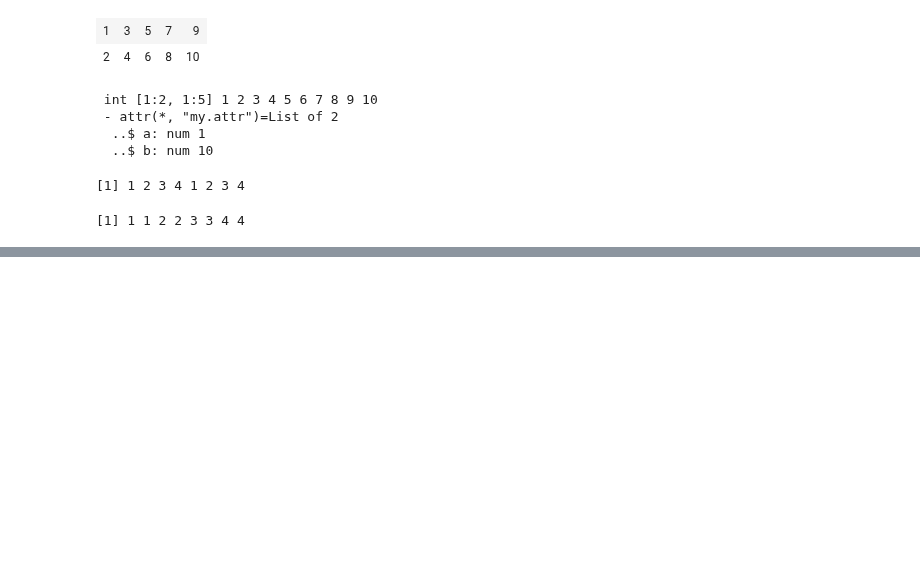
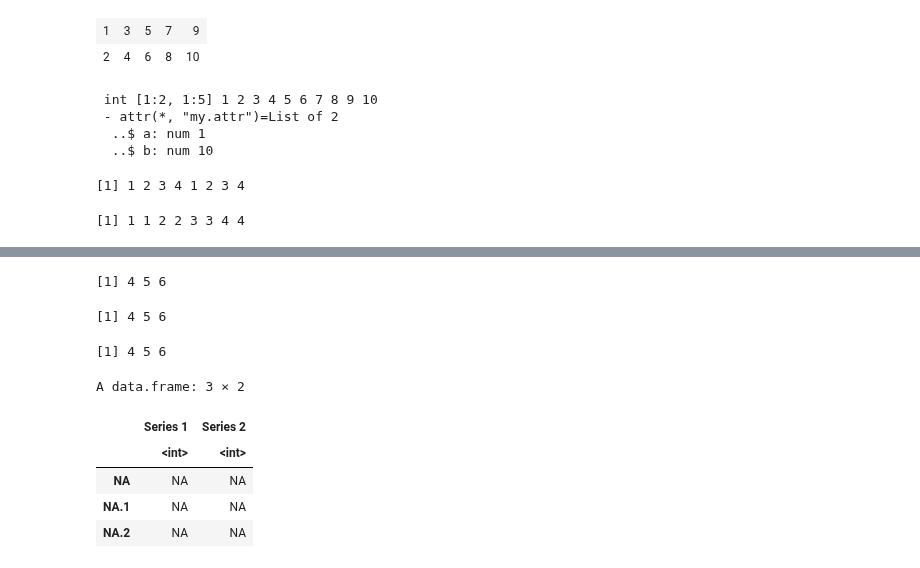
Before and after one commit to lbk209/timeseries, a Jupyter notebook: blog_about_R.ipynb, the cells around one changed output, grey strips where cells are left out. Cells and saved outputs as stored; diff of their text form; code cells hidden in the pictures; blank space fills up the shorter version.

```diff
--- a/blog_about_R.ipynb
+++ b/blog_about_R.ipynb
@@ -306,0 +301,5 @@ rep(1:4, 2) rep(1:4, each = 2) # not the same. rep(1:4, c(2,2,2,2)) # same as se
+# %%
+library(xts)
+order.by <- seq(as.Date('2020-01-01'), by=1, length.out=nrow(data.ts.2))
+data.xts <- xts(data.ts.2, order.by=order.by)
+data.xts
@@ -306,0 +325,3 @@ rep(1:4, 2) rep(1:4, each = 2) # not the same. rep(1:4, c(2,2,2,2)) # same as se
+# %%
+data.zoo <- zoo(data.ts.2, order.by)
+data.zoo
@@ -306,0 +333,3 @@ rep(1:4, 2) rep(1:4, each = 2) # not the same. rep(1:4, c(2,2,2,2)) # same as se
+# %%
+data.df <- as.data.frame(data.ts.2)
+data.df
@@ -306,0 +345,19 @@ rep(1:4, 2) rep(1:4, each = 2) # not the same. rep(1:4, c(2,2,2,2)) # same as se
+# %%
+my.subset <- function(...) try(subset(...))
+# %%
+my.subset(data.seq, data.seq>3)
+my.subset(data.ts, data.ts>3)
+my.subset(data.tS, data.tS>3)
+# %% [output]
+[1] 4 5 6
+[1] 4 5 6
+[1] 4 5 6
+# %%
+my.subset(data.df, data.df>3)
+# %% [output]
+A data.frame: 3 × 2
+|  | Series 1 | Series 2 |
+|  | <int> | <int> |
+| NA | NA | NA |
+| NA.1 | NA | NA |
+| NA.2 | NA | NA |
```
Also changed, not shown: parts of 26 cells of this notebook.
